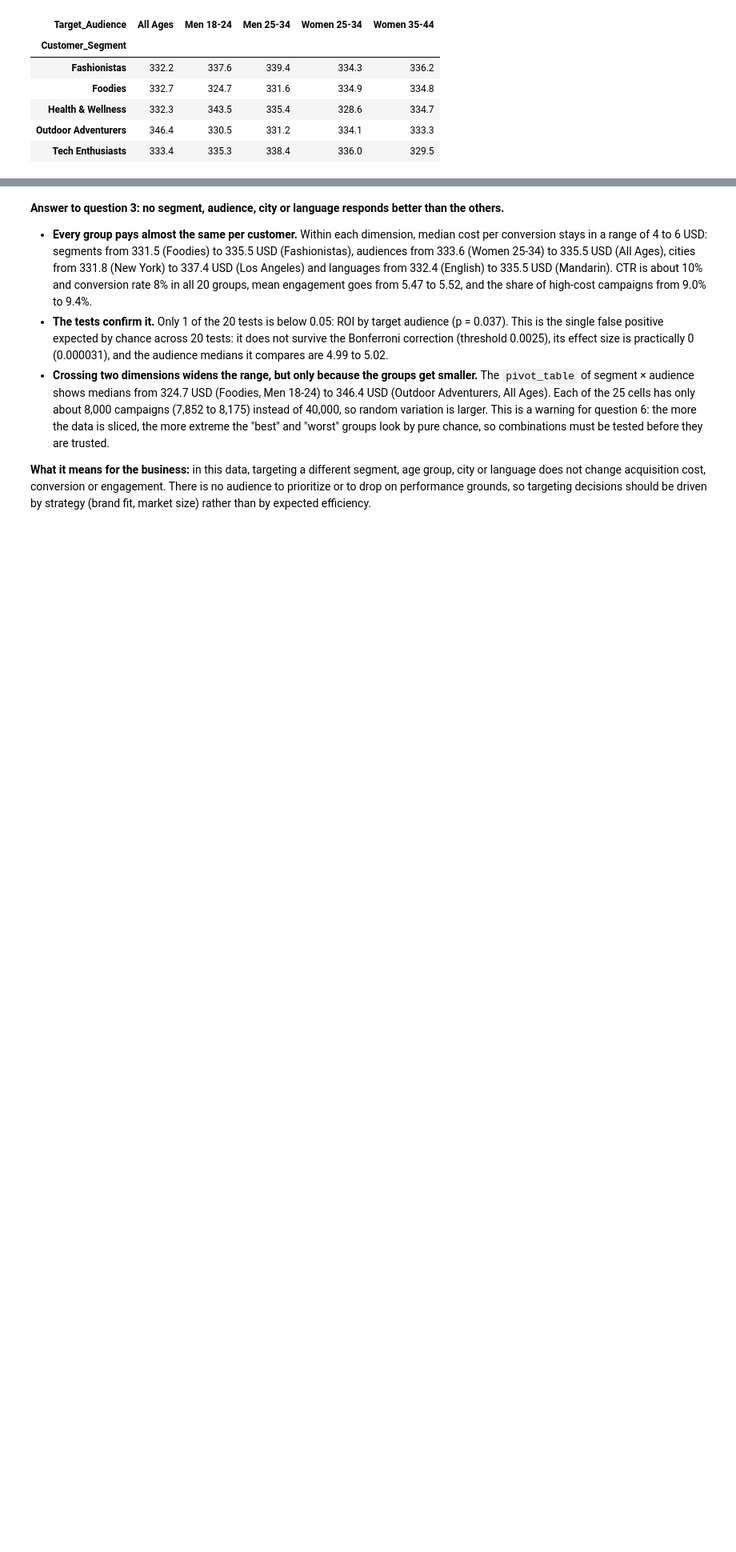
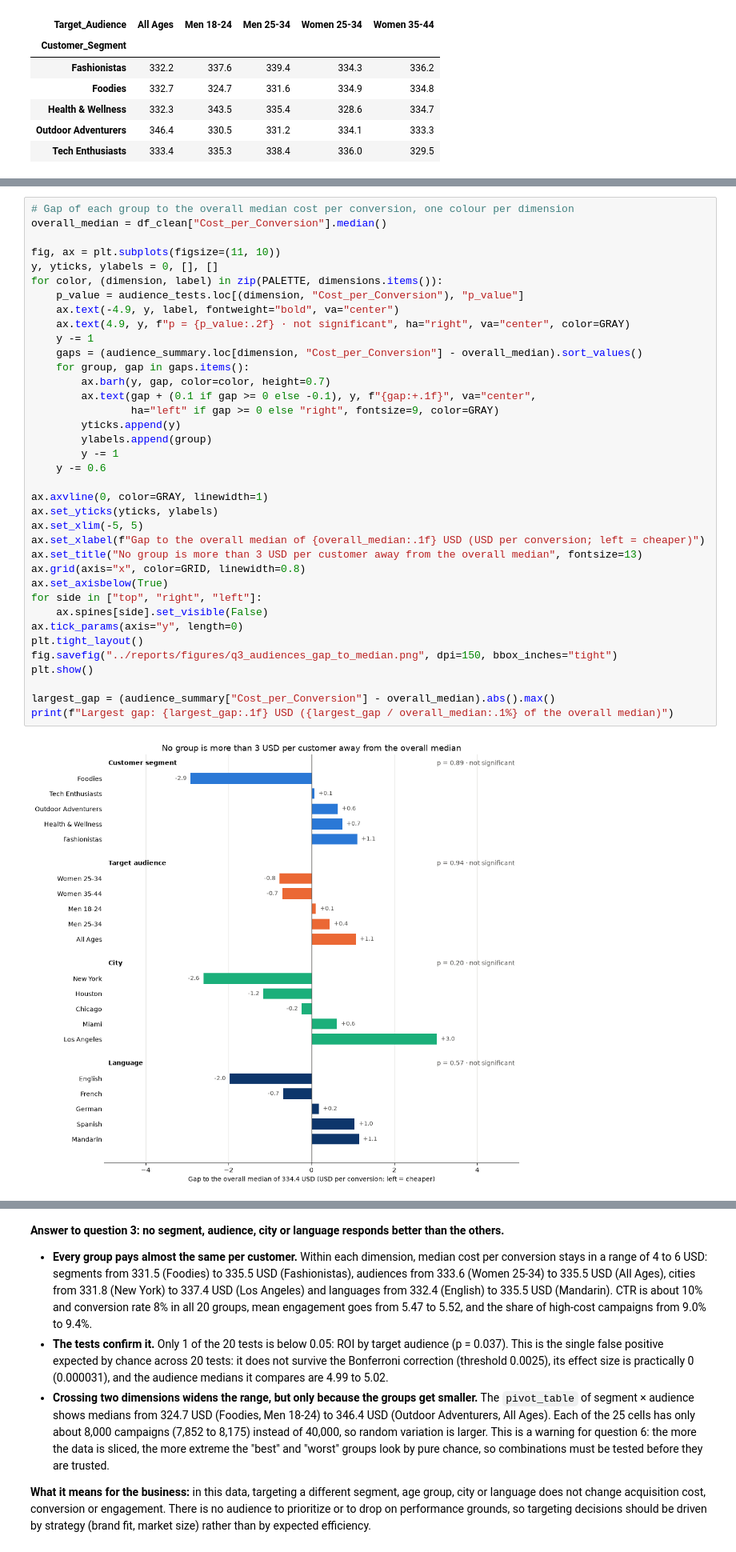
Before and after one commit to IA-P1-BCN/EDA_project_by_Rita, a Jupyter notebook: notebooks/01_eda_marketing_campaigns.ipynb, the cells around one changed output, grey strips where cells are left out. Shown at 80% size. Saved outputs shown, nothing was run; the diff lists cells and outputs as text; blank space fills up the shorter version.

```diff
--- a/notebooks/01_eda_marketing_campaigns.ipynb
+++ b/notebooks/01_eda_marketing_campaigns.ipynb
@@ -890,0 +901,39 @@ Campaigns per pair: 7,852 to 8,175
+# %%
+# Gap of each group to the overall median cost per conversion, one colour per dimension
+overall_median = df_clean["Cost_per_Conversion"].median()
+
+fig, ax = plt.subplots(figsize=(11, 10))
+y, yticks, ylabels = 0, [], []
+for color, (dimension, label) in zip(PALETTE, dimensions.items()):
+    p_value = audience_tests.loc[(dimension, "Cost_per_Conversion"), "p_value"]
+    ax.text(-4.9, y, label, fontweight="bold", va="center")
+    ax.text(4.9, y, f"p = {p_value:.2f} · not significant", ha="right", va="center", color=GRAY)
+    y -= 1
+    gaps = (audience_summary.loc[dimension, "Cost_per_Conversion"] - overall_median).sort_values()
+    for group, gap in gaps.items():
+        ax.barh(y, gap, color=color, height=0.7)
+        ax.text(gap + (0.1 if gap >= 0 else -0.1), y, f"{gap:+.1f}", va="center",
+                ha="left" if gap >= 0 else "right", fontsize=9, color=GRAY)
+        yticks.append(y)
+        ylabels.append(group)
+        y -= 1
+    y -= 0.6
+
+ax.axvline(0, color=GRAY, linewidth=1)
+ax.set_yticks(yticks, ylabels)
+ax.set_xlim(-5, 5)
+ax.set_xlabel(f"Gap to the overall median of {overall_median:.1f} USD (USD per conversion; left = cheaper)")
+ax.set_title("No group is more than 3 USD per customer away from the overall median", fontsize=13)
+ax.grid(axis="x", color=GRID, linewidth=0.8)
+ax.set_axisbelow(True)
+for side in ["top", "right", "left"]:
+    ax.spines[side].set_visible(False)
+ax.tick_params(axis="y", length=0)
+plt.tight_layout()
+fig.savefig("../reports/figures/q3_audiences_gap_to_median.png", dpi=150, bbox_inches="tight")
+plt.show()
+
+largest_gap = (audience_summary["Cost_per_Conversion"] - overall_median).abs().max()
+print(f"Largest gap: {largest_gap:.1f} USD ({largest_gap / overall_median:.1%} of the overall median)")
+# %% [output]
+[figure, added]
```
Also changed, not shown: parts of 21 cells of this notebook, 7 other files.
